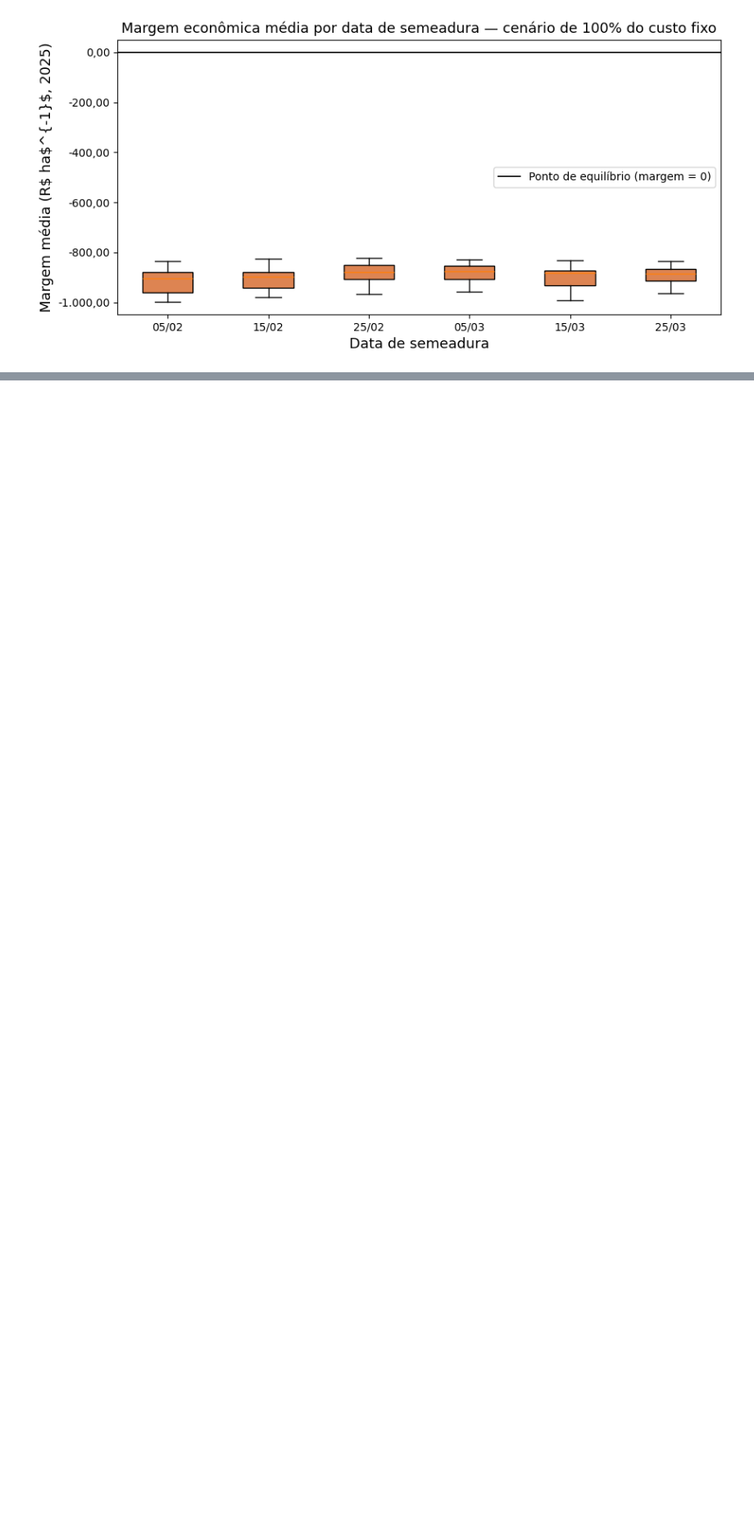
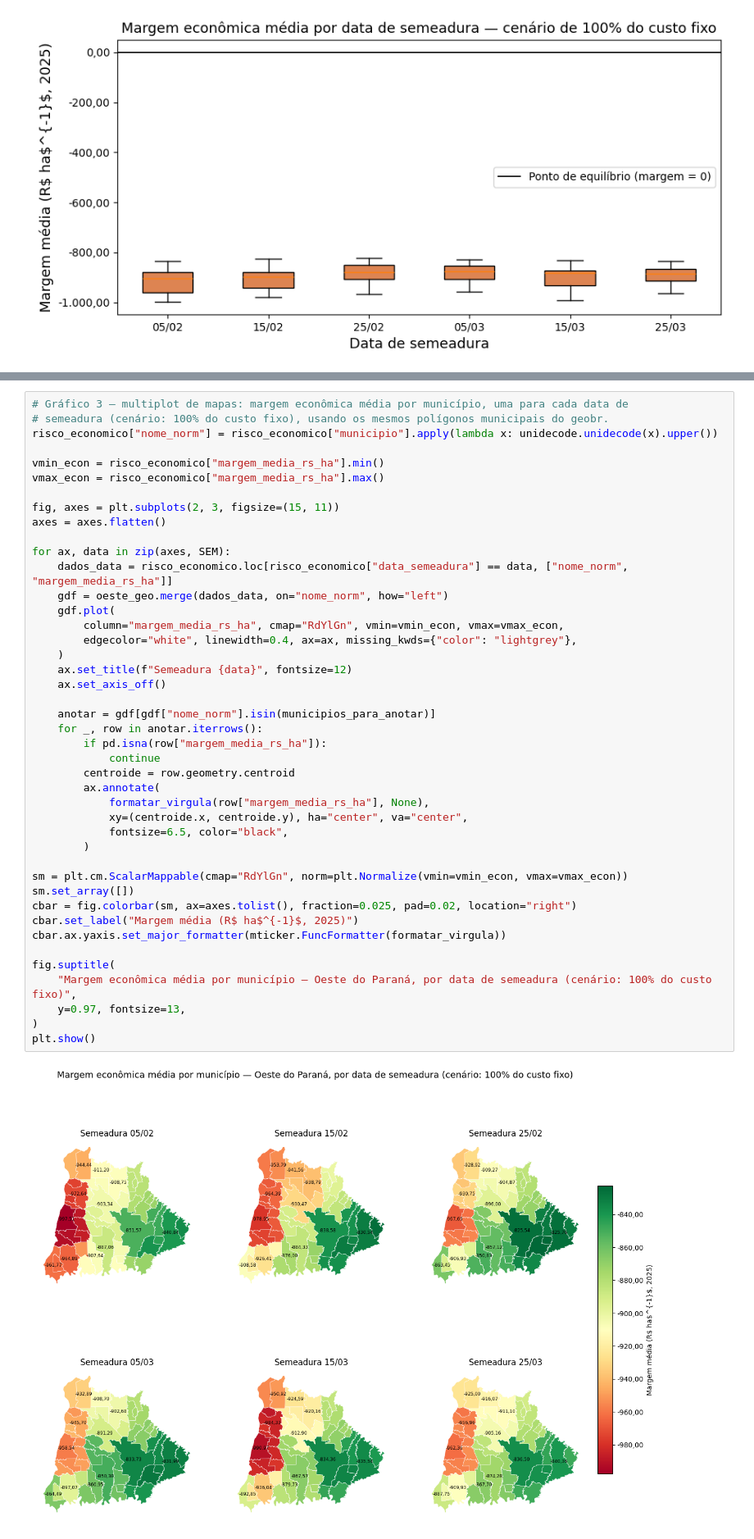
Before and after one commit to fcoliveira-utfpr/aquacrop_ml, a Jupyter notebook: 12_analise_milho_economica.ipynb, the cells around one changed output, grey strips where cells are left out. Shown at 82% size. Cells and saved outputs as stored; diff of their text form; blank space fills up the shorter version.

```diff
--- a/12_analise_milho_economica.ipynb
+++ b/12_analise_milho_economica.ipynb
@@ -420,0 +440,45 @@ plt.show()
+# %%
+# Gráfico 3 — multiplot de mapas: margem econômica média por município, uma para cada data de
+# semeadura (cenário: 100% do custo fixo), usando os mesmos polígonos municipais do geobr.
+risco_economico["nome_norm"] = risco_economico["municipio"].apply(lambda x: unidecode.unidecode(x).upper())
+
+vmin_econ = risco_economico["margem_media_rs_ha"].min()
+vmax_econ = risco_economico["margem_media_rs_ha"].max()
+
+fig, axes = plt.subplots(2, 3, figsize=(15, 11))
+axes = axes.flatten()
+
+for ax, data in zip(axes, SEM):
+    dados_data = risco_economico.loc[risco_economico["data_semeadura"] == data, ["nome_norm", "margem_media_rs_ha"]]
+    gdf = oeste_geo.merge(dados_data, on="nome_norm", how="left")
+    gdf.plot(
+        column="margem_media_rs_ha", cmap="RdYlGn", vmin=vmin_econ, vmax=vmax_econ,
+        edgecolor="white", linewidth=0.4, ax=ax, missing_kwds={"color": "lightgrey"},
+    )
+    ax.set_title(f"Semeadura {data}", fontsize=12)
+    ax.set_axis_off()
+
+    anotar = gdf[gdf["nome_norm"].isin(municipios_para_anotar)]
+    for _, row in anotar.iterrows():
+        if pd.isna(row["margem_media_rs_ha"]):
+            continue
+        centroide = row.geometry.centroid
+        ax.annotate(
+            formatar_virgula(row["margem_media_rs_ha"], None),
+            xy=(centroide.x, centroide.y), ha="center", va="center",
+            fontsize=6.5, color="black",
+        )
+
+sm = plt.cm.ScalarMappable(cmap="RdYlGn", norm=plt.Normalize(vmin=vmin_econ, vmax=vmax_econ))
+sm.set_array([])
+cbar = fig.colorbar(sm, ax=axes.tolist(), fraction=0.025, pad=0.02, location="right")
+cbar.set_label("Margem média (R$ ha$^{-1}$, 2025)")
+cbar.ax.yaxis.set_major_formatter(mticker.FuncFormatter(formatar_virgula))
+
+fig.suptitle(
+    "Margem econômica média por município — Oeste do Paraná, por data de semeadura (cenário: 100% do custo fixo)",
+    y=0.97, fontsize=13,
+)
+plt.show()
+# %% [output]
+[figure, added]
```
Also changed, not shown: parts of 3 cells of this notebook.
